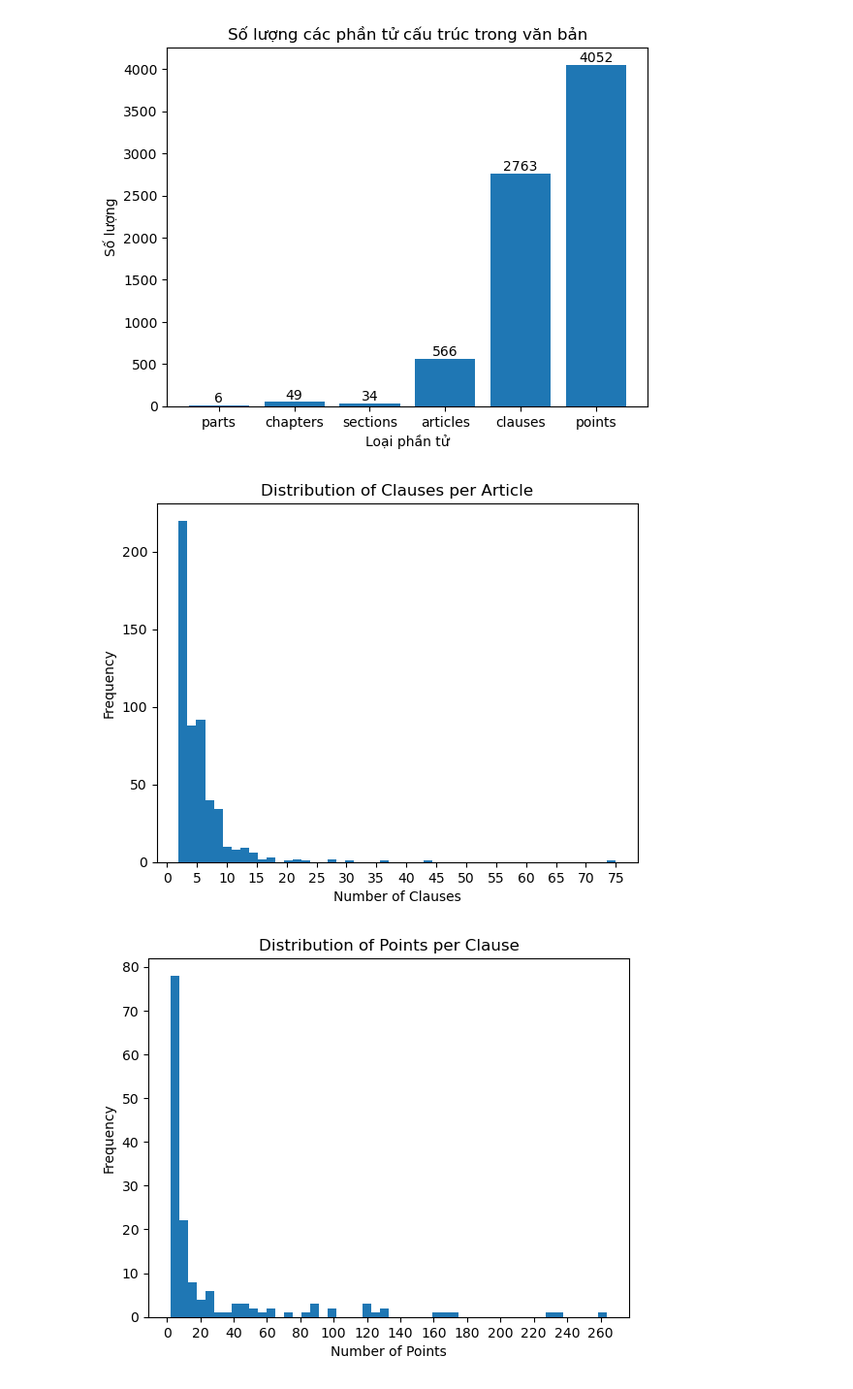
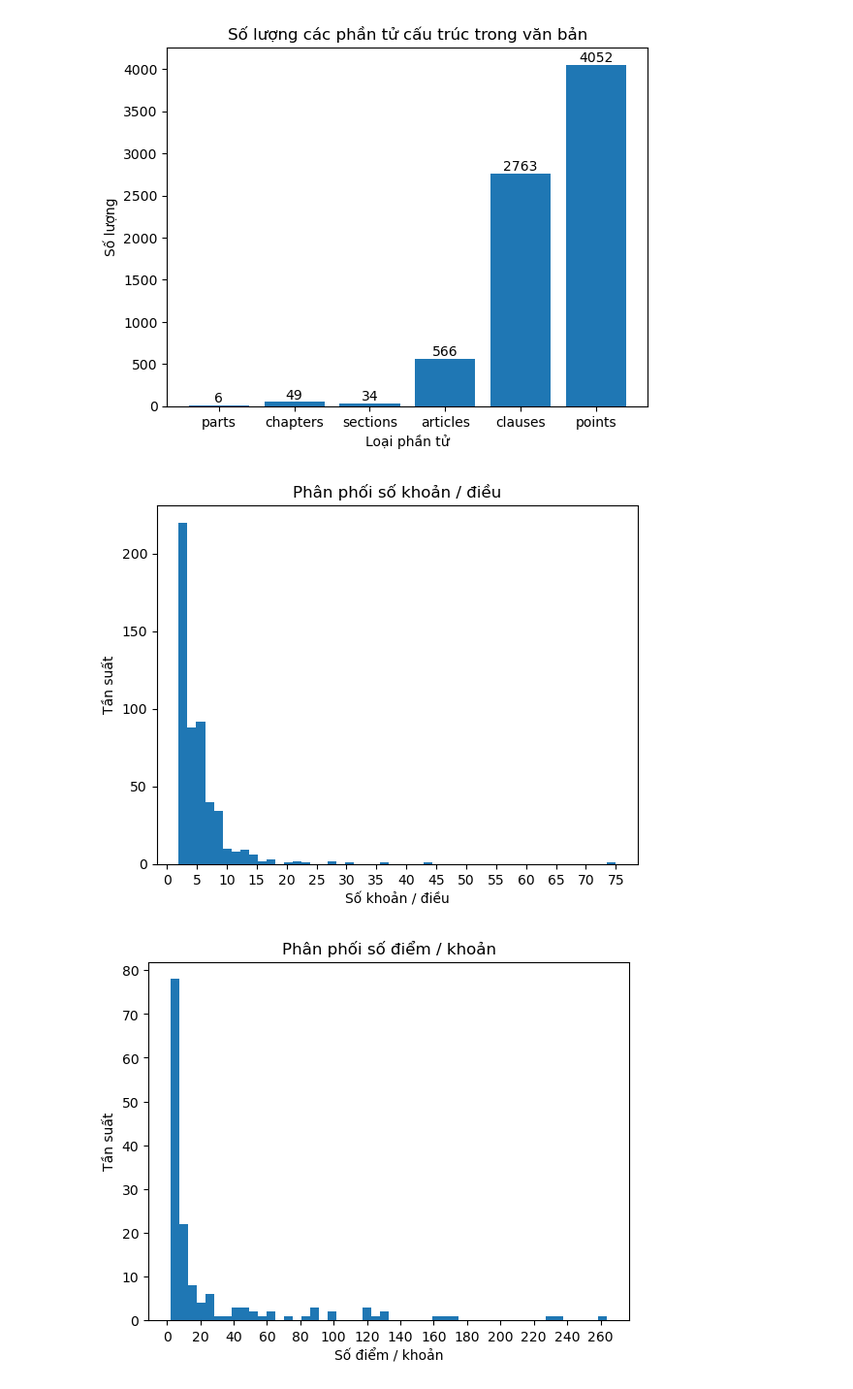
Before and after one commit to n3sfan/NLP-LegalQA, a Jupyter notebook: notebook/eda.ipynb, the cells around one changed output. Shown at 97% size. Drawn from its saved outputs; the diff is of its cells as text; code cells hidden in the pictures.

```diff
--- a/notebook/eda.ipynb
+++ b/notebook/eda.ipynb
@@ -63,21 +69,21 @@ plt.show()
 # %%
 clause_count = clauses.groupby(["doc_identity", "parent_article"]).size()
 plt.hist(clause_count, bins=50)
 plt.gca().xaxis.set_major_locator(MultipleLocator(5))
-plt.title("Distribution of Clauses per Article")
-plt.xlabel("Number of Clauses")
-plt.ylabel("Frequency")
+plt.title("Phân phối số khoản / điều")
+plt.xlabel("Số khoản / điều")
+plt.ylabel("Tần suất")
 plt.show()
 point_count = points.groupby(["doc_identity", "parent_clause"]).size()
 plt.hist(point_count, bins=50)
 plt.gca().xaxis.set_major_locator(MultipleLocator(20))
-plt.title("Distribution of Points per Clause")
-plt.xlabel("Number of Points")
-plt.ylabel("Frequency")
+plt.title("Phân phối số điểm / khoản")
+plt.xlabel("Số điểm / khoản")
+plt.ylabel("Tần suất")
 plt.show()
 # %% [output]
-[figure, old version]
+[figure, new version]
-[figure, old version]
+[figure, new version]
 # %%
 text_cols = [
     "content",
```
Also changed, not shown: parts of 27 cells of this notebook.
